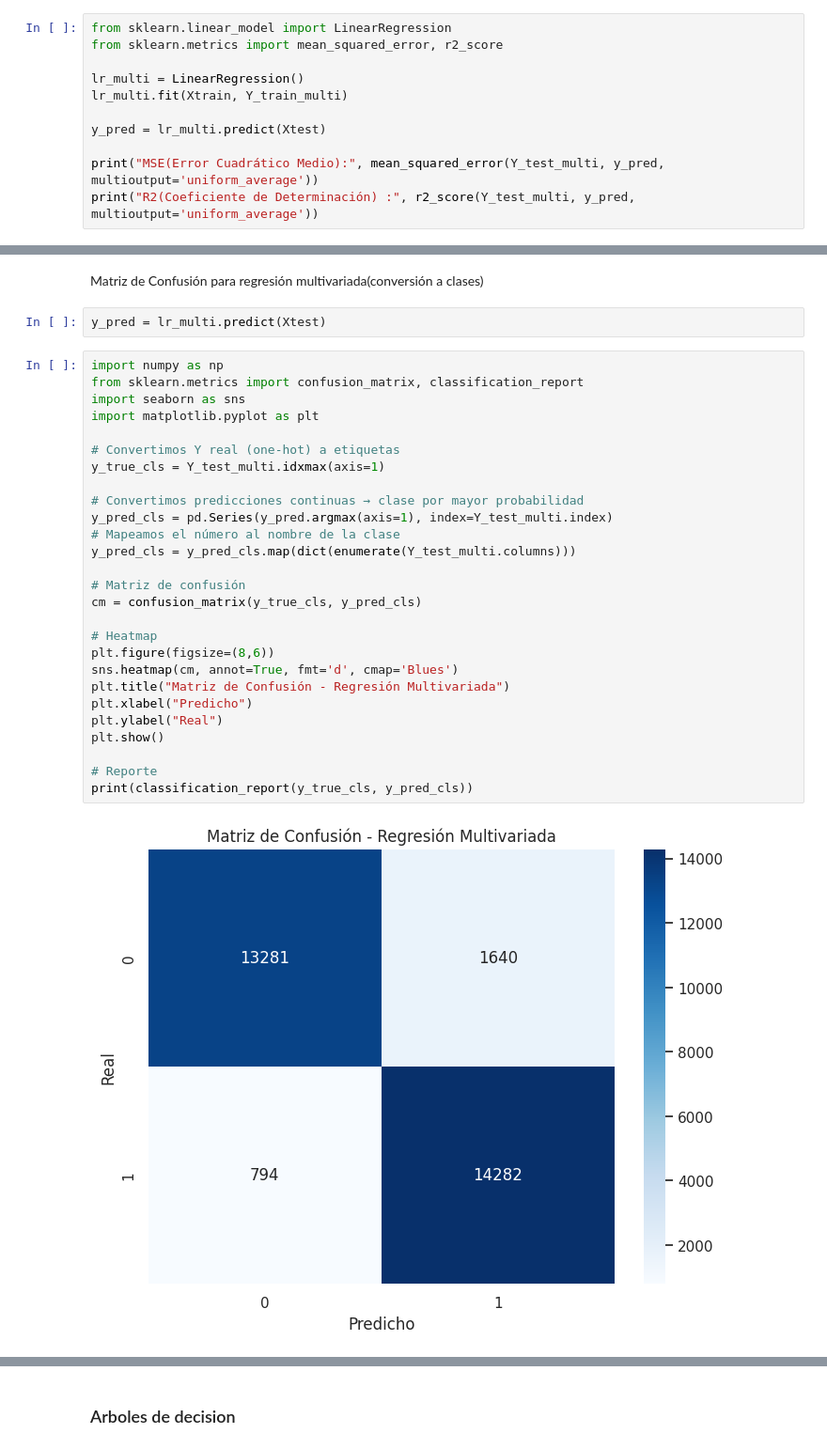
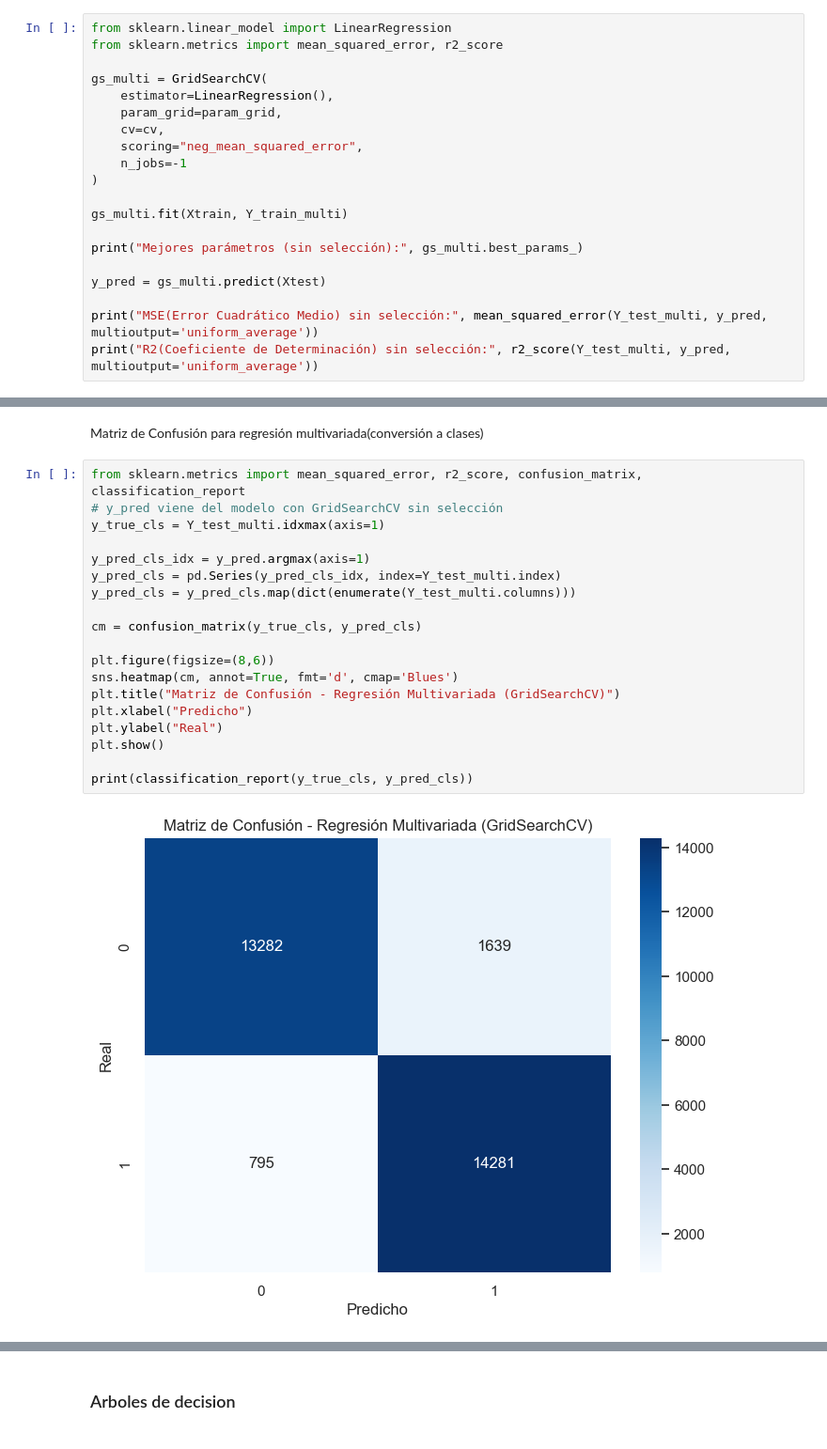
Before and after one commit to AnaKarina15/Aprendizaje-de-maquinas-supervisado, a Jupyter notebook: Ciberbullying_.ipynb, the cells around one changed output, grey strips where cells are left out. Shown at 94% size. Saved outputs shown, nothing was run; the diff lists cells and outputs as text.

```diff
--- a/Ciberbullying_.ipynb
+++ b/Ciberbullying_.ipynb
@@ -1683,11 +1720,20 @@ Y_test_multi = Y_test_multi.reindex(columns=Y_train_multi.columns, fill_value=0)
 from sklearn.linear_model import LinearRegression
 from sklearn.metrics import mean_squared_error, r2_score
 
-lr_multi = LinearRegression()
-lr_multi.fit(Xtrain, Y_train_multi)
+gs_multi = GridSearchCV(
+    estimator=LinearRegression(),
+    param_grid=param_grid,
+    cv=cv,
+    scoring="neg_mean_squared_error",
+    n_jobs=-1
+)
 
-y_pred = lr_multi.predict(Xtest)
+gs_multi.fit(Xtrain, Y_train_multi)
 
-print("MSE(Error Cuadrático Medio):", mean_squared_error(Y_test_multi, y_pred, multioutput='uniform_average'))
-print("R2(Coeficiente de Determinación) :", r2_score(Y_test_multi, y_pred, multioutput='uniform_average'))
+print("Mejores parámetros (sin selección):", gs_multi.best_params_)
+
+y_pred = gs_multi.predict(Xtest)
+
+print("MSE(Error Cuadrático Medio) sin selección:", mean_squared_error(Y_test_multi, y_pred, multioutput='uniform_average'))
+print("R2(Coeficiente de Determinación) sin selección:", r2_score(Y_test_multi, y_pred, multioutput='uniform_average'))
 # %% [output]
@@ -1732,36 +1798,26 @@ R2(Coeficiente de Determinación) FRE: 0.6921335722396604
 # %% [markdown]
 Matriz de Confusión para regresión multivariada(conversión a clases)
-# %%
-y_pred = lr_multi.predict(Xtest)
 # %%
-import numpy as np
-from sklearn.metrics import confusion_matrix, classification_report
-import seaborn as sns
-import matplotlib.pyplot as plt
-
-# Convertimos Y real (one-hot) a etiquetas
+from sklearn.metrics import mean_squared_error, r2_score, confusion_matrix, classification_report
+# y_pred viene del modelo con GridSearchCV sin selección
 y_true_cls = Y_test_multi.idxmax(axis=1)
 
-# Convertimos predicciones continuas → clase por mayor probabilidad
-y_pred_cls = pd.Series(y_pred.argmax(axis=1), index=Y_test_multi.index)
-# Mapeamos el número al nombre de la clase
+y_pred_cls_idx = y_pred.argmax(axis=1)
+y_pred_cls = pd.Series(y_pred_cls_idx, index=Y_test_multi.index)
 y_pred_cls = y_pred_cls.map(dict(enumerate(Y_test_multi.columns)))
 
-# Matriz de confusión
 cm = confusion_matrix(y_true_cls, y_pred_cls)
 
-# Heatmap
 plt.figure(figsize=(8,6))
 sns.heatmap(cm, annot=True, fmt='d', cmap='Blues')
-plt.title("Matriz de Confusión - Regresión Multivariada")
+plt.title("Matriz de Confusión - Regresión Multivariada (GridSearchCV)")
 plt.xlabel("Predicho")
 plt.ylabel("Real")
 plt.show()
 
-# Reporte
 print(classification_report(y_true_cls, y_pred_cls))
 # %% [output]
-[figure, old version]
+[figure, new version]
                    precision    recall  f1-score   support
 
     cyberbullying       0.94      0.89      0.92     14921
```
Also changed, not shown: parts of 62 cells of this notebook, 2 other files.
